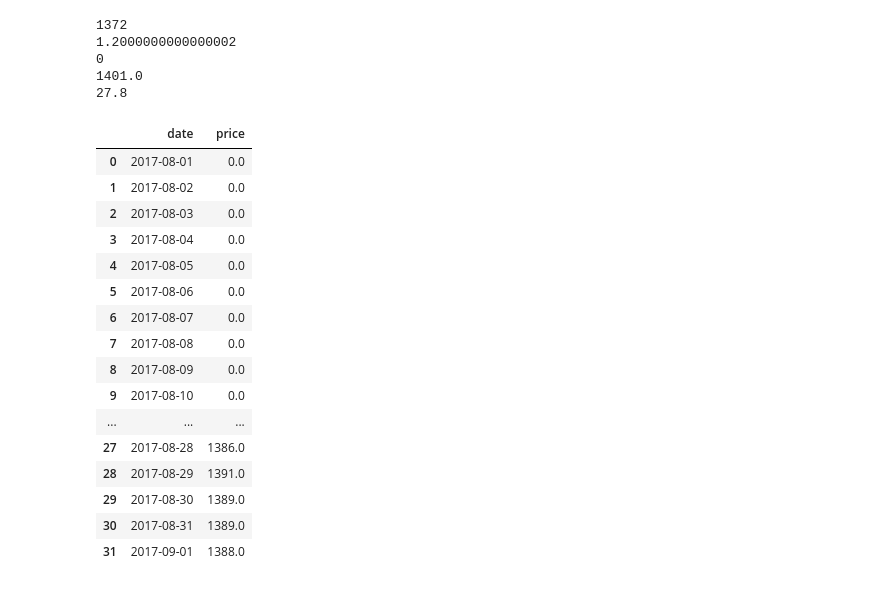
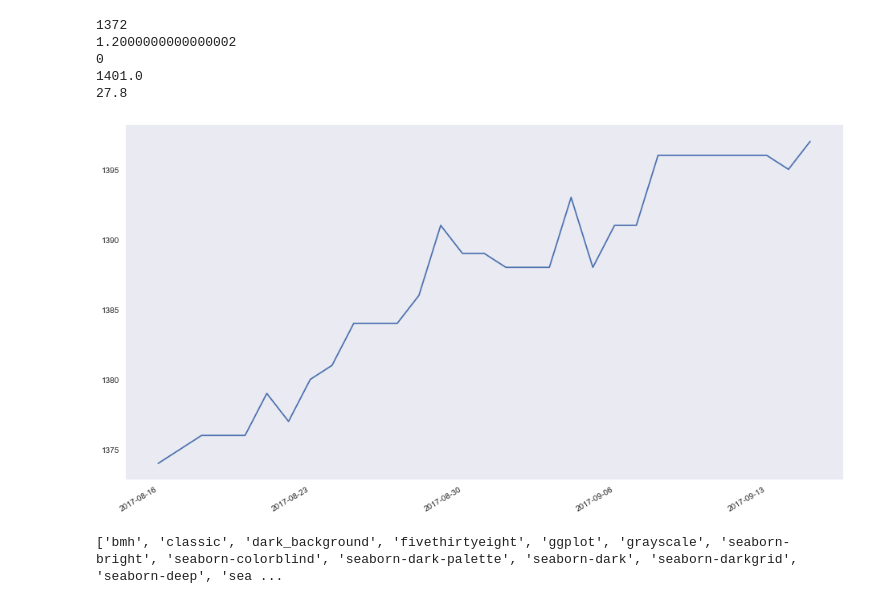
Before and after one commit to alvlasov/asset-utils, a Jupyter notebook: asset_utils.ipynb, the cells around one changed output. Drawn from its saved outputs; the diff is of its cells as text; code cells hidden in the pictures.

```diff
--- a/asset_utils.ipynb
+++ b/asset_utils.ipynb
@@ -57,22 +78,4 @@ print(portfolio.get_profit())
 1401.0
 27.8
 # %%
-portfolio.get_portfolio_price_span('2017-08-01', '2017-09-01')
+df = portfolio.get_portfolio_price_span('2017-08-16', '2017-09-15')
-# %% [output]
-|  | date | price |
-| 0 | 2017-08-01 | 0.0 |
-| 1 | 2017-08-02 | 0.0 |
-| 2 | 2017-08-03 | 0.0 |
-| 3 | 2017-08-04 | 0.0 |
-| 4 | 2017-08-05 | 0.0 |
-| 5 | 2017-08-06 | 0.0 |
-| 6 | 2017-08-07 | 0.0 |
-| 7 | 2017-08-08 | 0.0 |
-| 8 | 2017-08-09 | 0.0 |
-| 9 | 2017-08-10 | 0.0 |
-| ... | ... | ... |
-| 27 | 2017-08-28 | 1386.0 |
-| 28 | 2017-08-29 | 1391.0 |
-| 29 | 2017-08-30 | 1389.0 |
-| 30 | 2017-08-31 | 1389.0 |
-| 31 | 2017-09-01 | 1388.0 |
@@ -78,0 +85,14 @@ portfolio.get_portfolio_price_span('2017-08-01', '2017-09-01')
+# %%
+plt.style.use('seaborn')
+
+plt.figure(figsize = (16, 9))
+plt.plot(df['date'], df['price']);
+plt.gcf().autofmt_xdate()
+plt.grid()
+plt.show()
+# %% [output]
+[figure, added]
+# %%
+print(plt.style.available)
+# %% [output]
+['bmh', 'classic', 'dark_background', 'fivethirtyeight', 'ggplot', 'grayscale', 'seaborn-bright', 'seaborn-colorblind', 'seaborn-dark-palette', 'seaborn-dark', 'seaborn-darkgrid', 'seaborn-deep', 'sea ...
```
Also changed, not shown: parts of 3 cells of this notebook, 8 other files.
